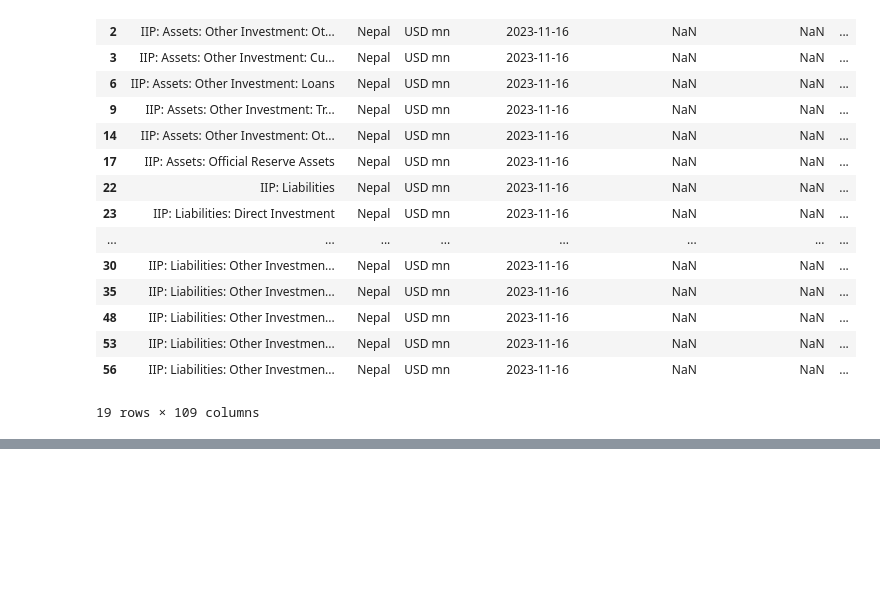
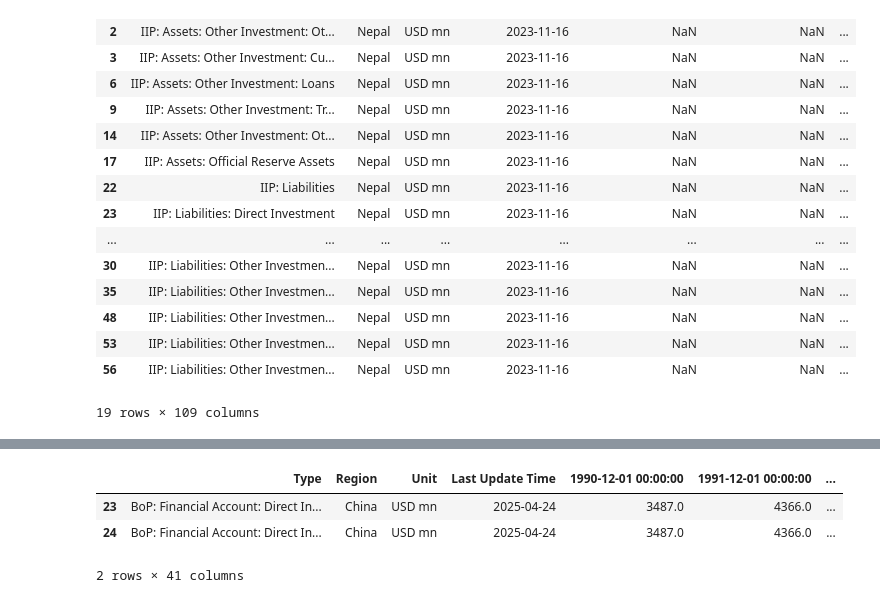
Before and after one commit to aizudeen11/cfm-nlp, a Jupyter notebook: to_gsheet/main.ipynb, the cells around one changed output, grey strips where cells are left out. Saved outputs shown, nothing was run; the diff lists cells and outputs as text; code cells hidden in the pictures; blank space fills up the shorter version.

```diff
--- a/to_gsheet/main.ipynb
+++ b/to_gsheet/main.ipynb
@@ -813,0 +1011,7 @@ df_all_annual[(df_all_annual['Region'] == 'Nepal')]
+# %%
+df_all_annual[~(df_all_annual['Unnamed: 39'].isna())]
+# %% [output]
+|  | Type | Region | Unit | Last Update Time | 1990-12-01 00:00:00 | 1991-12-01 00:00:00 | ... |
+| 23 | BoP: Financial Account: Direct In... | China | USD mn | 2025-04-24 | 3487.0 | 4366.0 | ... |
+| 24 | BoP: Financial Account: Direct In... | China | USD mn | 2025-04-24 | 3487.0 | 4366.0 | ... |
+2 rows × 41 columns
```
Also changed, not shown: parts of 3 cells of this notebook, 2 other files.
